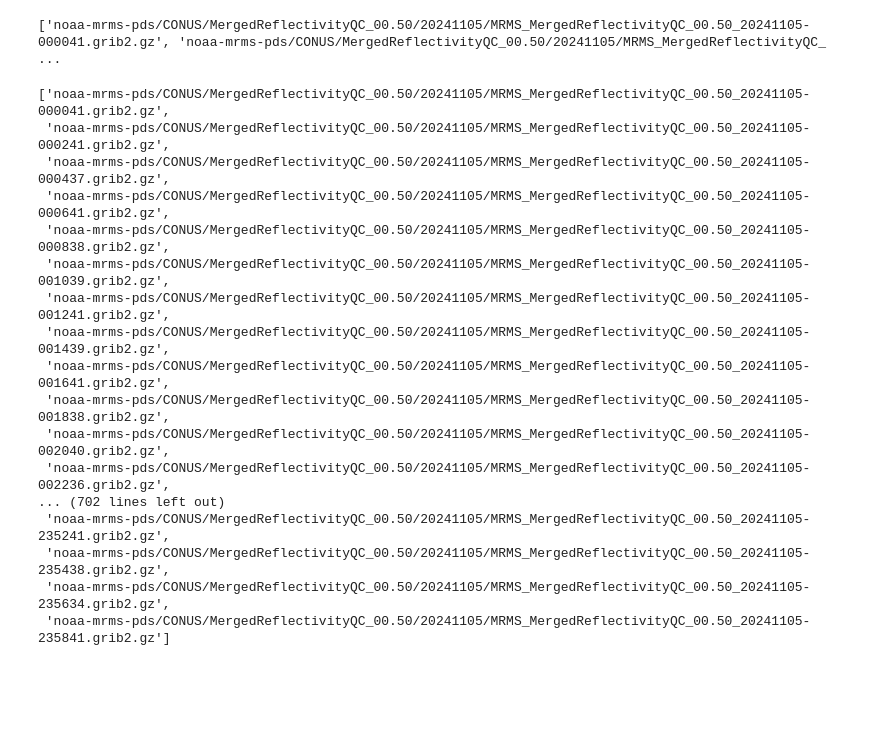
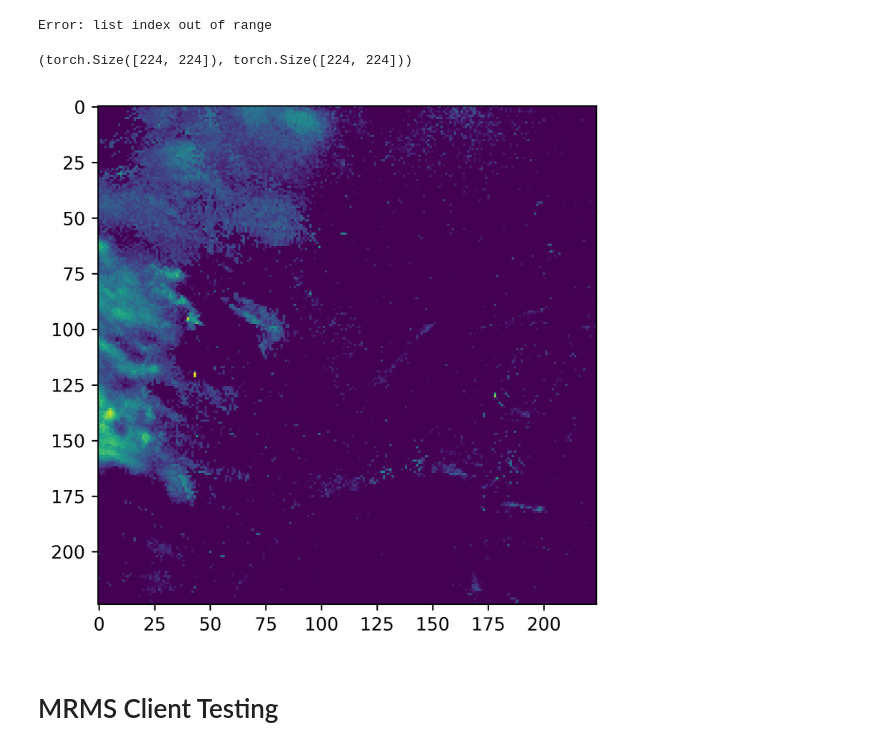
Before and after one commit to leharris3/mrms-radar-evolution, a Jupyter notebook: _mrms.ipynb, the cells around one changed output. Drawn from its saved outputs; the diff is of its cells as text; code cells hidden in the pictures; blank space fills up the shorter version.

Commit message:
[FEAT] begin working on an MRMS client

```diff
--- a/_mrms.ipynb
+++ b/_mrms.ipynb
@@ -1,32 +1,26 @@
 # %%
-import s3fs
-import subprocess
+from src.dataset.tornado_reflectivity import TornadoReflectivityDataset
 
-BASE_URL_CONUS = "noaa-mrms-pds/CONUS/MergedReflectivityQC_00.50/20241105"
 
-fs = s3fs.S3FileSystem(anon=True)
-files = fs.ls(BASE_URL_CONUS)
-print(files)
+dataset = TornadoReflectivityDataset()
 # %% [output]
-['noaa-mrms-pds/CONUS/MergedReflectivityQC_00.50/20241105/MRMS_MergedReflectivityQC_00.50_20241105-000041.grib2.gz', 'noaa-mrms-pds/CONUS/MergedReflectivityQC_00.50/20241105/MRMS_MergedReflectivityQC_ ...
+Error: list index out of range
-# %%
-# BASE_URL/PRODUCT/YMD/PRODUCT_YMD-ZZZZZZ.grib2.gz
-fs.ls(BASE_URL_CONUS)
-# %% [output]
-['noaa-mrms-pds/CONUS/MergedReflectivityQC_00.50/20241105/MRMS_MergedReflectivityQC_00.50_20241105-000041.grib2.gz',
- 'noaa-mrms-pds/CONUS/MergedReflectivityQC_00.50/20241105/MRMS_MergedReflectivityQC_00.50_20241105-000241.grib2.gz',
- 'noaa-mrms-pds/CONUS/MergedReflectivityQC_00.50/20241105/MRMS_MergedReflectivityQC_00.50_20241105-000437.grib2.gz',
- 'noaa-mrms-pds/CONUS/MergedReflectivityQC_00.50/20241105/MRMS_MergedReflectivityQC_00.50_20241105-000641.grib2.gz',
- 'noaa-mrms-pds/CONUS/MergedReflectivityQC_00.50/20241105/MRMS_MergedReflectivityQC_00.50_20241105-000838.grib2.gz',
- 'noaa-mrms-pds/CONUS/MergedReflectivityQC_00.50/20241105/MRMS_MergedReflectivityQC_00.50_20241105-001039.grib2.gz',
- 'noaa-mrms-pds/CONUS/MergedReflectivityQC_00.50/20241105/MRMS_MergedReflectivityQC_00.50_20241105-001241.grib2.gz',
- 'noaa-mrms-pds/CONUS/MergedReflectivityQC_00.50/20241105/MRMS_MergedReflectivityQC_00.50_20241105-001439.grib2.gz',
- 'noaa-mrms-pds/CONUS/MergedReflectivityQC_00.50/20241105/MRMS_MergedReflectivityQC_00.50_20241105-001641.grib2.gz',
- 'noaa-mrms-pds/CONUS/MergedReflectivityQC_00.50/20241105/MRMS_MergedReflectivityQC_00.50_20241105-001838.grib2.gz',
- 'noaa-mrms-pds/CONUS/MergedReflectivityQC_00.50/20241105/MRMS_MergedReflectivityQC_00.50_20241105-002040.grib2.gz',
- 'noaa-mrms-pds/CONUS/MergedReflectivityQC_00.50/20241105/MRMS_MergedReflectivityQC_00.50_20241105-002236.grib2.gz',
-... (702 lines left out)
- 'noaa-mrms-pds/CONUS/MergedReflectivityQC_00.50/20241105/MRMS_MergedReflectivityQC_00.50_20241105-235241.grib2.gz',
- 'noaa-mrms-pds/CONUS/MergedReflectivityQC_00.50/20241105/MRMS_MergedReflectivityQC_00.50_20241105-235438.grib2.gz',
- 'noaa-mrms-pds/CONUS/MergedReflectivityQC_00.50/20241105/MRMS_MergedReflectivityQC_00.50_20241105-235634.grib2.gz',
- 'noaa-mrms-pds/CONUS/MergedReflectivityQC_00.50/20241105/MRMS_MergedReflectivityQC_00.50_20241105-235841.grib2.gz']
+# %%
+import matplotlib.pyplot as plt
+import numpy as np
+
+
+item = dataset[88]
+source = item['source'][0, ...]
+target = item['target'][0, ...]
+source.shape, target.shape
+# %% [output]
+(torch.Size([224, 224]), torch.Size([224, 224]))
+# %%
+source = target.clip(0) / target.max()
+plt.figure(figsize=(10, 5), dpi=600)
+plt.imshow(source);
+# %% [output]
+[figure, added]
+# %% [markdown]
+# MRMS Client Testing
```
Also changed, not shown: parts of 2 cells of this notebook, 6 other files.
